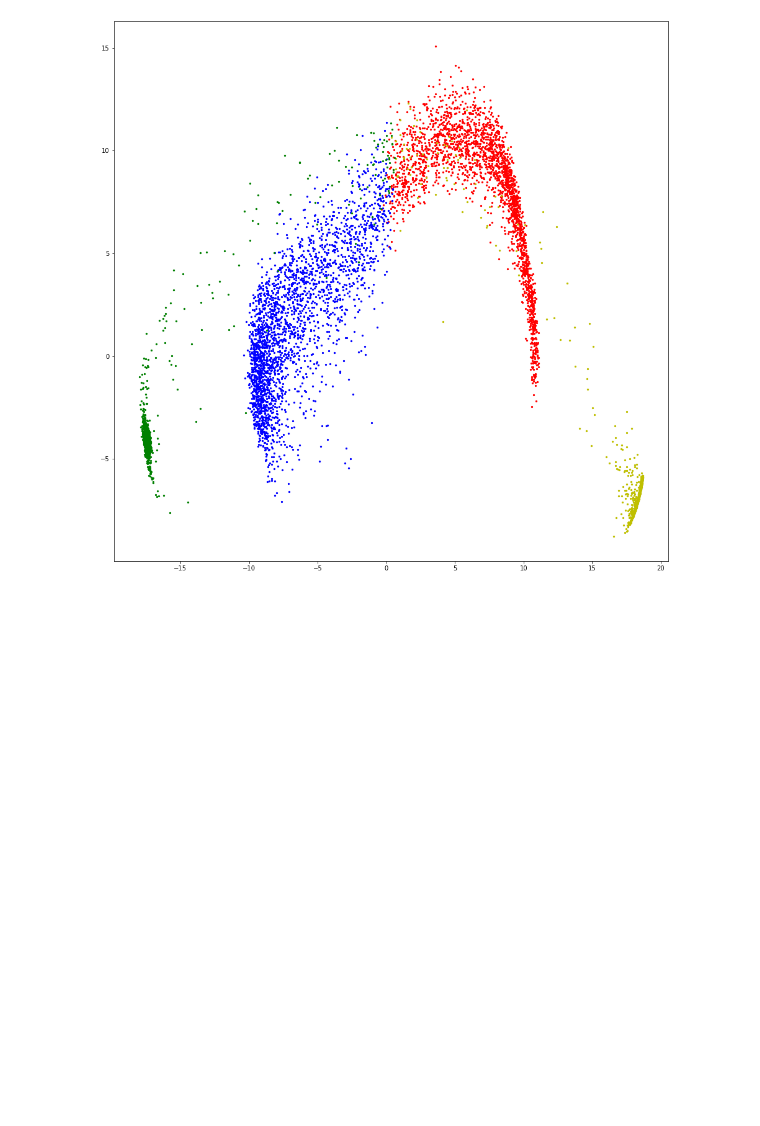
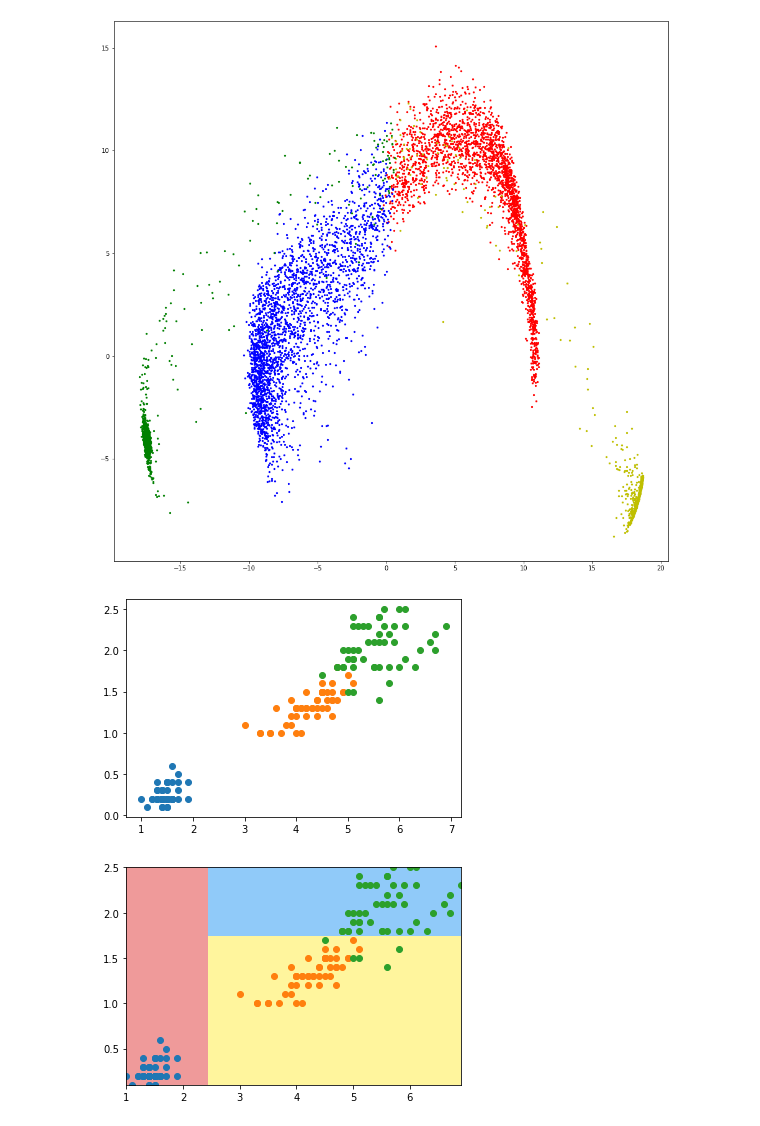
Before and after one commit to qiyuan-chen/Model_Analysis, a Jupyter notebook: tsne.ipynb, the cells around one changed output. Saved outputs shown, nothing was run; the diff lists cells and outputs as text; code cells hidden in the pictures; blank space fills up the shorter version.

```diff
--- a/tsne.ipynb
+++ b/tsne.ipynb
@@ -94,3 +94,48 @@ plt.scatter(distill_pca[:,0][distill_pre!=1],distill_pca[:,1][distill_pre!=1],c=
 # %% [output]
 <matplotlib.collections.PathCollection at 0x...>
 [figure]
+# %%
+from sklearn.tree import DecisionTreeClassifier
+import numpy as np
+import matplotlib.pylab as plt
+from sklearn import datasets
+#加载鸢尾花卉数据集
+iris = datasets.load_iris()
+X = iris.data[:, 2:]  # 这是两个指标
+y = iris.target  # 三个类别
+plt.scatter(X[y == 0, 0], X[y == 0, 1])
+plt.scatter(X[y == 1, 0], X[y == 1, 1])
+plt.scatter(X[y == 2, 0], X[y == 2, 1])
+plt.show()
+#绘制决策边界
+
+
+def plot_decision_boundary(model, x):
+    #生成网格点坐标矩阵,得到两个矩阵
+    M, N = 500, 500
+    x0, x1 = np.meshgrid(np.linspace(x[:, 0].min(), x[:, 0].max(), M), np.linspace(
+        x[:, 1].min(), x[:, 1].max(), N))
+    X_new = np.c_[x0.ravel(), x1.ravel()]
+#   X_new = np.stack((x0.flat, x1.flat), axis=1)
+    y_predict = model.predict(X_new)
+    z = y_predict.reshape(x0.shape)
+    from matplotlib.colors import ListedColormap
+    custom_cmap = ListedColormap(['#EF9A9A', '#FFF59D', '#90CAF9'])
+    plt.contourf(x0,x1,z,cmap=custom_cmap)#等高线
+    #plt.pcolormesh(x0, x1, z, cmap=custom_cmap)
+
+
+#决策树
+TREE = DecisionTreeClassifier(
+    max_depth=2, criterion="entropy", random_state=42)
+TREE.fit(X, y)
+TREE.score(X, y)
+#画图
+plot_decision_boundary(TREE, X)
+plt.scatter(X[y == 0, 0], X[y == 0, 1])
+plt.scatter(X[y == 1, 0], X[y == 1, 1])
+plt.scatter(X[y == 2, 0], X[y == 2, 1])
+plt.show()
+# %% [output]
+[figure, added]
+[figure, added]
```
Also changed, not shown: parts of 1 cell of this notebook, 1 other file.
